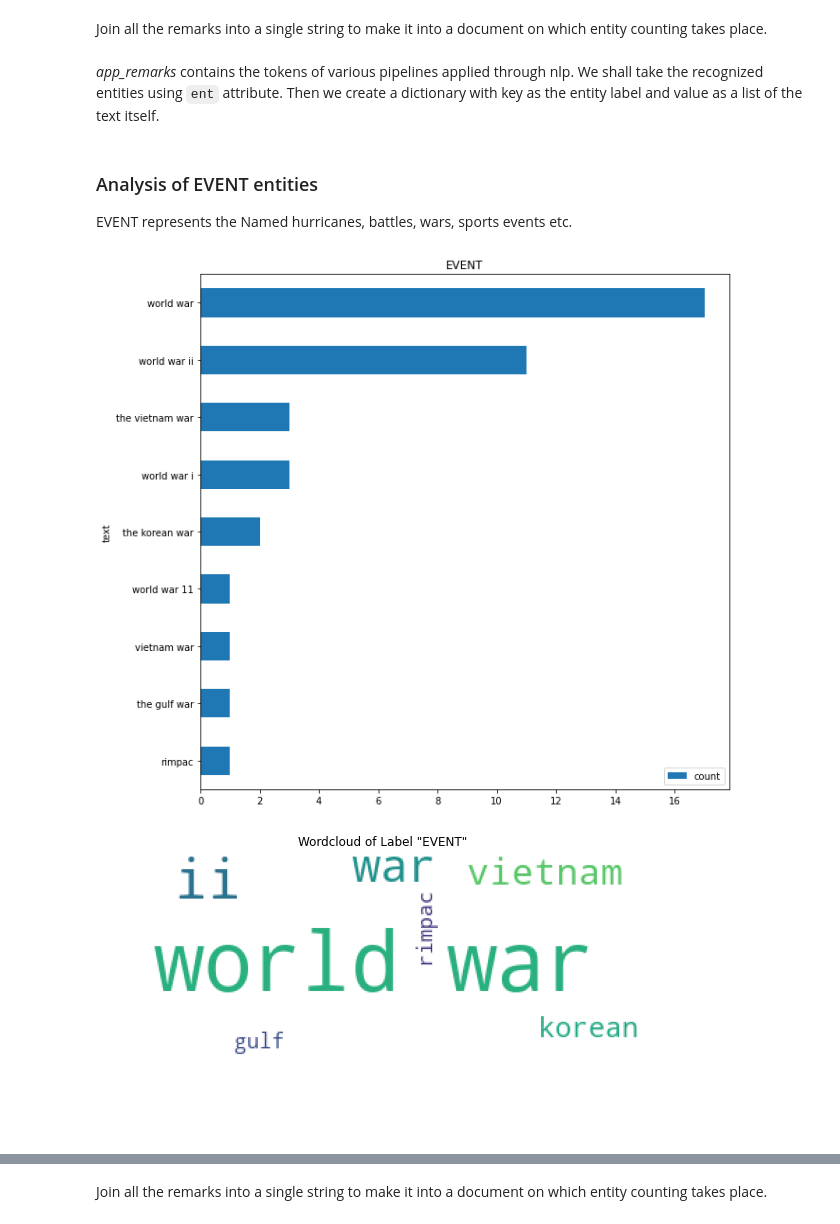
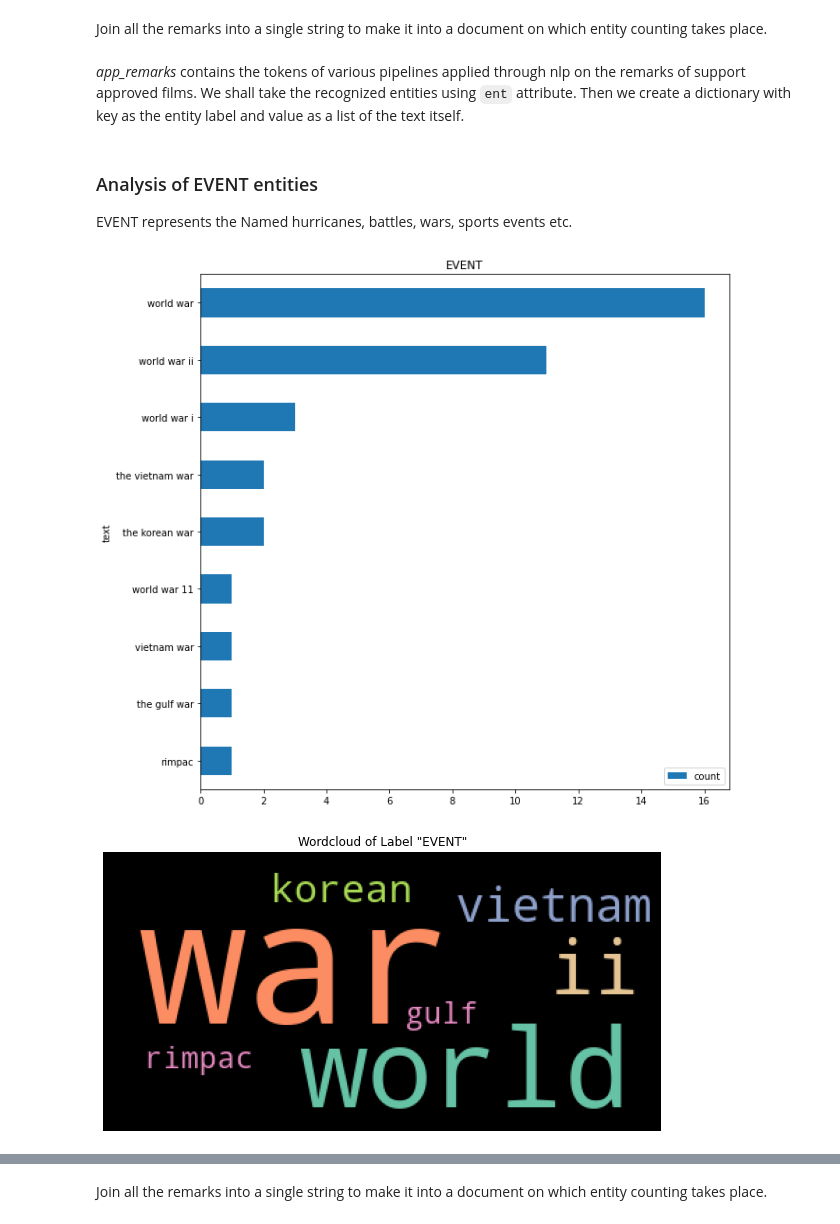
Before and after one commit to ravinitheshreddy/SubtlePropaganda, a Jupyter notebook: notebooks/NER_analysis_remarks.ipynb, the cells around one changed output, grey strips where cells are left out. Drawn from its saved outputs; the diff is of its cells as text; code cells hidden in the pictures.

```diff
--- a/notebooks/NER_analysis_remarks.ipynb
+++ b/notebooks/NER_analysis_remarks.ipynb
@@ -44,10 +45,10 @@ Select the movies and films that have been approved.
 # %%
 # Take a subset of approved and denied movies
 array = ['APP']
-dod_subset = movie_data.loc[movie_data['Status'].isin(array)]
+dod_app_subset = made_film_data.loc[made_film_data['Status'].isin(array)]
 # lower casing the textual fields
-dod_subset["Remarks"] = dod_subset["Remarks"].astype(str).apply(lambda x: x.lower())
-dod_subset
+dod_app_subset["Remarks"] = dod_app_subset["Remarks"].astype(str).apply(lambda x: x.lower())
+dod_app_subset
 # %% [output]
 A value is trying to be set on a copy of a slice from a DataFrame.
 Try using .loc[row_indexer,col_indexer] = value instead
@@ -70,16 +71,16 @@ See the caveats in the documentation: https://pandas.pydata.org/pandas-docs/stab
 # %% [markdown]
 Join all the remarks into a single string to make it into a document on which entity counting takes place.
 # %%
-app_remarks = nlp(''.join(str(dod_subset.Remarks.tolist())))
+app_remarks = nlp(''.join(str(dod_app_subset.Remarks.tolist())))
 # %% [markdown]
-_app_remarks_ contains the tokens of various pipelines applied through nlp. We shall take the recognized entities using `ent` attribute. Then we create a dictionary with key as the entity label and value as a list of the text itself.
+_app_remarks_ contains the tokens of various pipelines applied through nlp on the remarks of support approved films. We shall take the recognized entities using `ent` attribute. Then we create a dictionary with key as the entity label and value as a list of the text itself.
 # %%
-dod_remark_entities = {}
+dod_app_remark_entities = {}
 
 for token in app_remarks.ents:
-    if token.label_ not in dod_remark_entities:
-        dod_remark_entities[token.label_] = []
-    dod_remark_entities[token.label_].append(token.text)
+    if token.label_ not in dod_app_remark_entities:
+        dod_app_remark_entities[token.label_] = []
+    dod_app_remark_entities[token.label_].append(token.text)
 # %%
 def plot_entity_count(entity_dict, entity_label, minimum_count=1):
     label_counter = Counter(entity_dict[entity_label])
@@ -93,11 +94,13 @@ def plot_entity_cloud(entity_dict, entity_label, minimum_count=1):
     # Join the entities together.
     long_string = ','.join(entity_dict[entity_label])
     # Create a WordCloud object
-    wordcloud = WordCloud(background_color="white", max_words=5000, contour_width=3, contour_color='steelblue')
+#     wordcloud = WordCloud(background_color="white", max_words=5000, contour_width=3, contour_color='steelblue')
+    wordcloud = WordCloud(background_color='black', colormap='Set2', collocations=False, stopwords = STOPWORDS)
     # Generate a word cloud
     wordcloud.generate(long_string)
     # Visualize the word cloud
     wordcloud.to_image()
+    plt.figure(figsize=(10, 10))
     plt.imshow(wordcloud)
     plt.axis('off')
     plt.title('Wordcloud of Label "{}"'.format(entity_label))
@@ -107,8 +110,8 @@ def plot_entity_cloud(entity_dict, entity_label, minimum_count=1):
 
 EVENT represents the Named hurricanes, battles, wars, sports events etc.
 # %%
-plot_entity_count(dod_remark_entities, "EVENT", minimum_count=1)
-plot_entity_cloud(dod_remark_entities, "EVENT", minimum_count=1)
+plot_entity_count(dod_app_remark_entities, "EVENT", minimum_count=1)
+plot_entity_cloud(dod_app_remark_entities, "EVENT", minimum_count=1)
 # %% [output]
-[figure, old version]
+[figure, new version]
-[figure, old version]
+[figure, new version]
```
Also changed, not shown: parts of 67 cells of this notebook.
